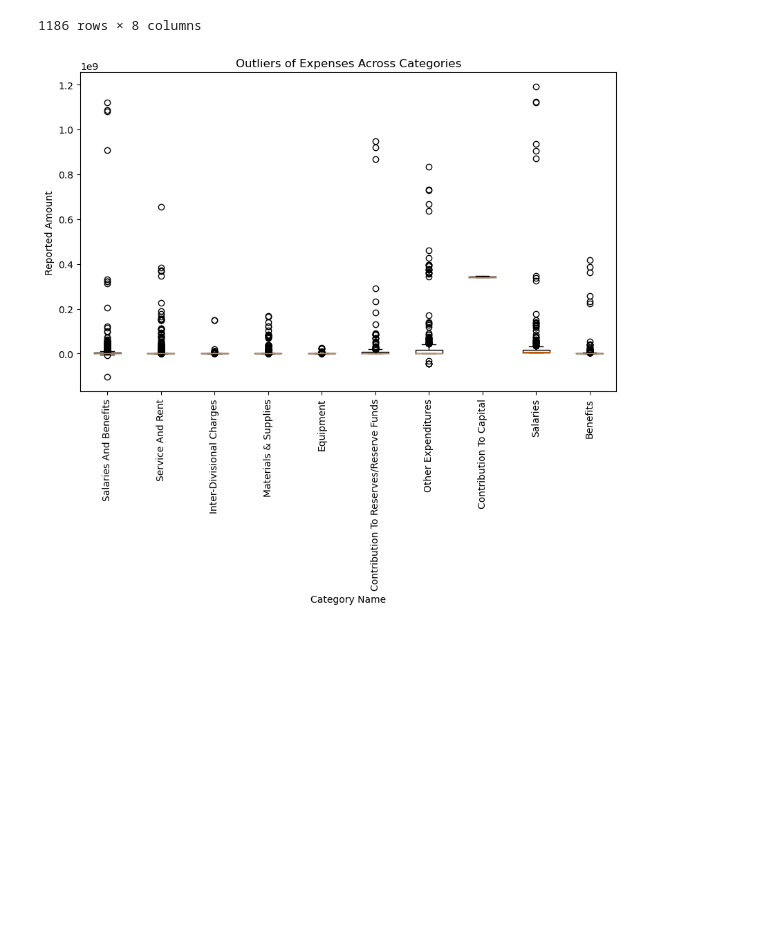
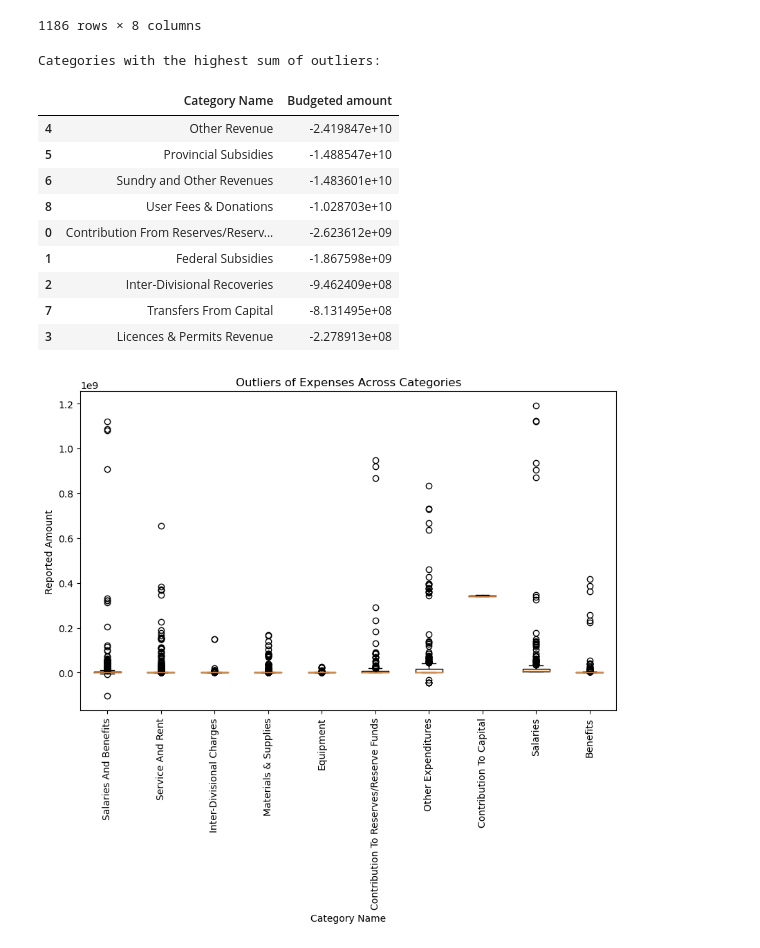
Before and after one commit to aayushgambhir2023/DA-Project-1, a Jupyter notebook: Outlier_analysis.ipynb, the cells around one changed output. Cells and saved outputs as stored; diff of their text form; code cells hidden in the pictures; blank space fills up the shorter version.

```diff
--- a/Outlier_analysis.ipynb
+++ b/Outlier_analysis.ipynb
@@ -133,6 +158,28 @@ See the caveats in the documentation: https://pandas.pydata.org/pandas-docs/stab
 | 769 | Non-Program Taxation Tax Levy | Corporate Accounts | Not assigned | Revenues | Other Revenue | Taxation | Tax Levy | ... |
 | 1020 | Non-Program Taxation Tax Levy | Corporate Accounts | Not assigned | Revenues | Other Revenue | Taxation | Tax Levy | ... |
 1186 rows × 8 columns
+# %%
+# Group by 'Program' and calculate the sum of 'Budgeted amount' for outliers
+outliers_sum_by_program_rev = all_outliers_rev.groupby('Category Name')['Budgeted amount'].sum().reset_index()
+
+# Sort by the sum of outliers in descending order
+outliers_sum_by_program_rev = outliers_sum_by_program_rev.sort_values('Budgeted amount', ascending=True)
+
+# Display the result
+print("Categories with the highest sum of outliers for revenue:")
+outliers_sum_by_program_rev
+# %% [output]
+Categories with the highest sum of outliers:
+|  | Category Name | Budgeted amount |
+| 4 | Other Revenue | -2.419847e+10 |
+| 5 | Provincial Subsidies | -1.488547e+10 |
+| 6 | Sundry and Other Revenues | -1.483601e+10 |
+| 8 | User Fees & Donations | -1.028703e+10 |
+| 0 | Contribution From Reserves/Reserv... | -2.623612e+09 |
+| 1 | Federal Subsidies | -1.867598e+09 |
+| 2 | Inter-Divisional Recoveries | -9.462409e+08 |
+| 7 | Transfers From Capital | -8.131495e+08 |
+| 3 | Licences & Permits Revenue | -2.278913e+08 |
 # %%
 plt.figure(figsize=(10, 6))  #Setting the figure size
 # Creating a box plot
```
Also changed, not shown: parts of 3 cells of this notebook.
